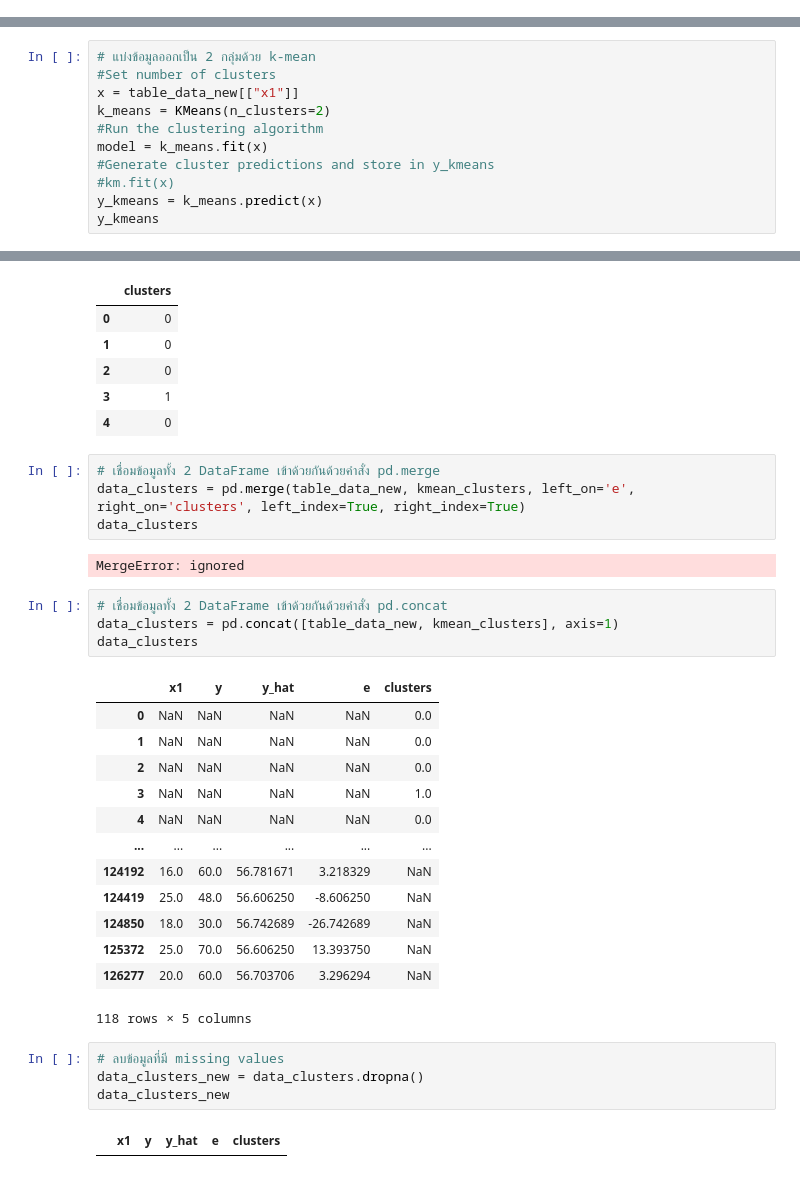
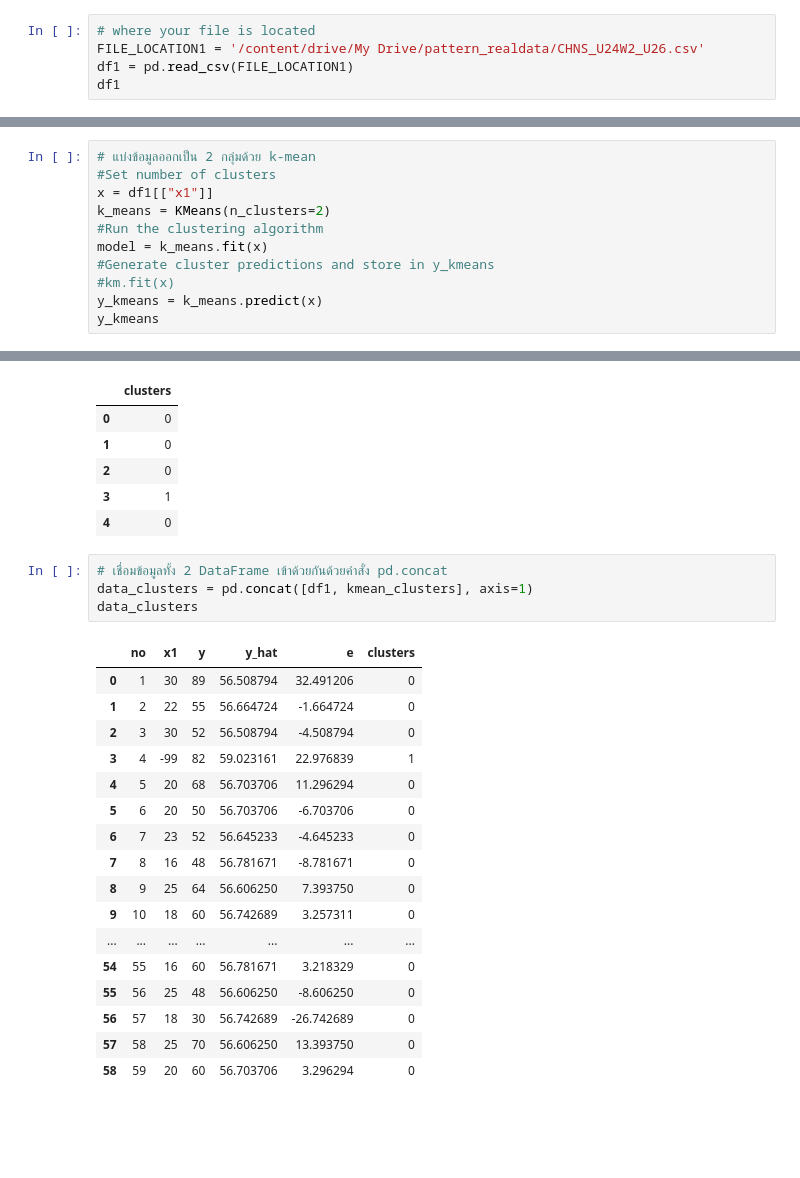
Before and after one commit to iam-fern/real_data, a Jupyter notebook: cluster_China_Health_and_Nutrition_Survey_(CHNS).ipynb, the cells around one changed output, grey strips where cells are left out. Saved outputs shown, nothing was run; the diff lists cells and outputs as text; blank space fills up the shorter version.

```diff
--- a/cluster_China_Health_and_Nutrition_Survey_(CHNS).ipynb
+++ b/cluster_China_Health_and_Nutrition_Survey_(CHNS).ipynb
@@ -136,3 +140,8 @@ table_data_new.plot(x ='x1', y='e', kind = 'scatter')
 # %% [output]
 <matplotlib.axes._subplots.AxesSubplot at 0x...>
 [figure]
+# %%
+# where your file is located
+FILE_LOCATION1 = '/content/drive/My Drive/pattern_realdata/CHNS_U24W2_U26.csv'
+df1 = pd.read_csv(FILE_LOCATION1)
+df1
@@ -139,7 +166,7 @@ table_data_new.plot(x ='x1', y='e', kind = 'scatter')
 # %%
 # แบ่งข้อมูลออกเป็น 2 กลุ่มด้วย k-mean
 #Set number of clusters
-x = table_data_new[["x1"]]
+x = df1[["x1"]]
 k_means = KMeans(n_clusters=2)
 #Run the clustering algorithm
 model = k_means.fit(x)
@@ -163,32 +190,24 @@ kmean_clusters.head()
 | 3 | 1 |
 | 4 | 0 |
 # %%
-# เชื่อมข้อมูลทั้ง 2 DataFrame เข้าด้วยกันด้วยคำสั่ง pd.merge
-data_clusters = pd.merge(table_data_new, kmean_clusters, left_on='e', right_on='clusters', left_index=True, right_index=True)
+# เชื่อมข้อมูลทั้ง 2 DataFrame เข้าด้วยกันด้วยคำสั่ง pd.concat
+data_clusters = pd.concat([df1, kmean_clusters], axis=1)
 data_clusters
 # %% [output]
-MergeError: ignored
+|  | no | x1 | y | y_hat | e | clusters |
+| 0 | 1 | 30 | 89 | 56.508794 | 32.491206 | 0 |
+| 1 | 2 | 22 | 55 | 56.664724 | -1.664724 | 0 |
+| 2 | 3 | 30 | 52 | 56.508794 | -4.508794 | 0 |
+| 3 | 4 | -99 | 82 | 59.023161 | 22.976839 | 1 |
+| 4 | 5 | 20 | 68 | 56.703706 | 11.296294 | 0 |
+| 5 | 6 | 20 | 50 | 56.703706 | -6.703706 | 0 |
+| 6 | 7 | 23 | 52 | 56.645233 | -4.645233 | 0 |
+| 7 | 8 | 16 | 48 | 56.781671 | -8.781671 | 0 |
+| 8 | 9 | 25 | 64 | 56.606250 | 7.393750 | 0 |
+| 9 | 10 | 18 | 60 | 56.742689 | 3.257311 | 0 |
+| ... | ... | ... | ... | ... | ... | ... |
+| 54 | 55 | 16 | 60 | 56.781671 | 3.218329 | 0 |
+| 55 | 56 | 25 | 48 | 56.606250 | -8.606250 | 0 |
+| 56 | 57 | 18 | 30 | 56.742689 | -26.742689 | 0 |
+| 57 | 58 | 25 | 70 | 56.606250 | 13.393750 | 0 |
+| 58 | 59 | 20 | 60 | 56.703706 | 3.296294 | 0 |
-# %%
-# เชื่อมข้อมูลทั้ง 2 DataFrame เข้าด้วยกันด้วยคำสั่ง pd.concat
-data_clusters = pd.concat([table_data_new, kmean_clusters], axis=1)
-data_clusters
-# %% [output]
-|  | x1 | y | y_hat | e | clusters |
-| 0 | NaN | NaN | NaN | NaN | 0.0 |
-| 1 | NaN | NaN | NaN | NaN | 0.0 |
-| 2 | NaN | NaN | NaN | NaN | 0.0 |
-| 3 | NaN | NaN | NaN | NaN | 1.0 |
-| 4 | NaN | NaN | NaN | NaN | 0.0 |
-| ... | ... | ... | ... | ... | ... |
-| 124192 | 16.0 | 60.0 | 56.781671 | 3.218329 | NaN |
-| 124419 | 25.0 | 48.0 | 56.606250 | -8.606250 | NaN |
-| 124850 | 18.0 | 30.0 | 56.742689 | -26.742689 | NaN |
-| 125372 | 25.0 | 70.0 | 56.606250 | 13.393750 | NaN |
-| 126277 | 20.0 | 60.0 | 56.703706 | 3.296294 | NaN |
-118 rows × 5 columns
-# %%
-# ลบข้อมูลที่มี missing values
-data_clusters_new = data_clusters.dropna()
-data_clusters_new
-# %% [output]
-|  | x1 | y | y_hat | e | clusters |
```
Also changed, not shown: parts of 15 cells of this notebook.
